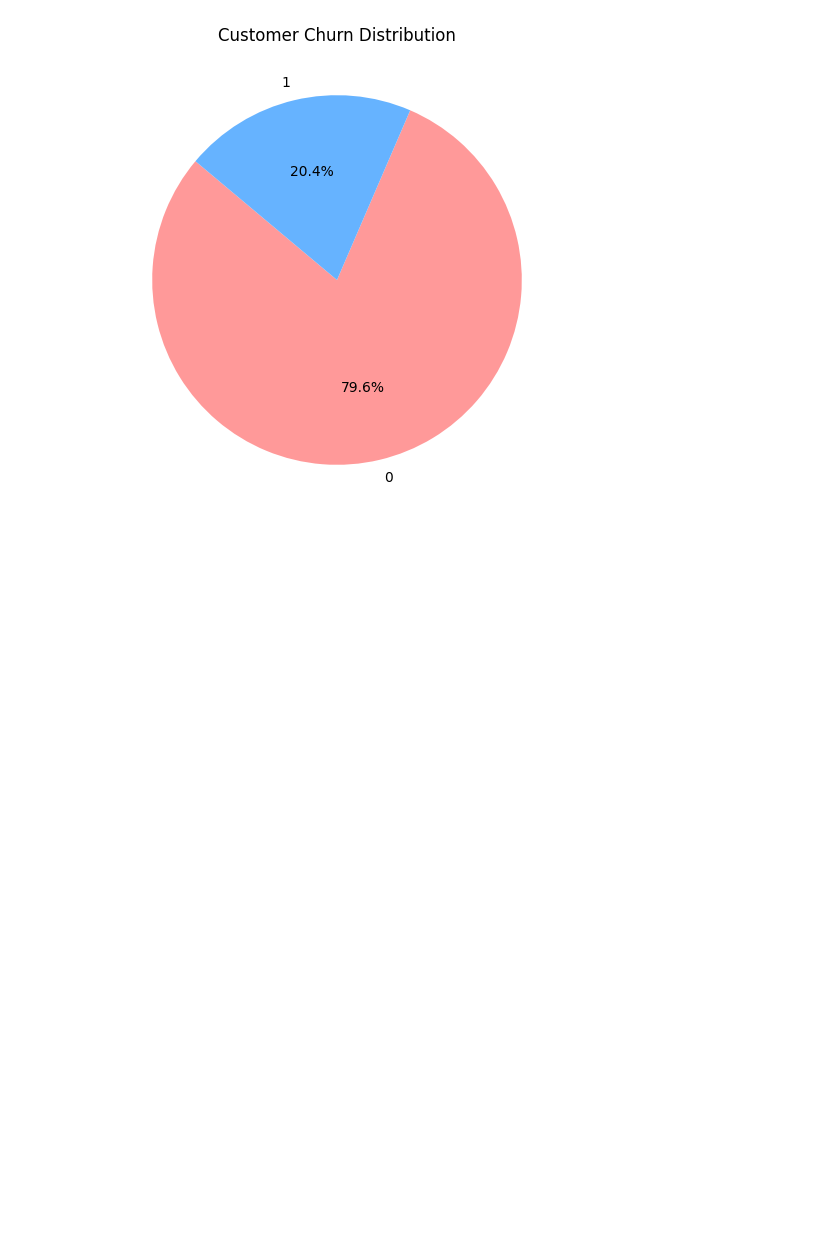
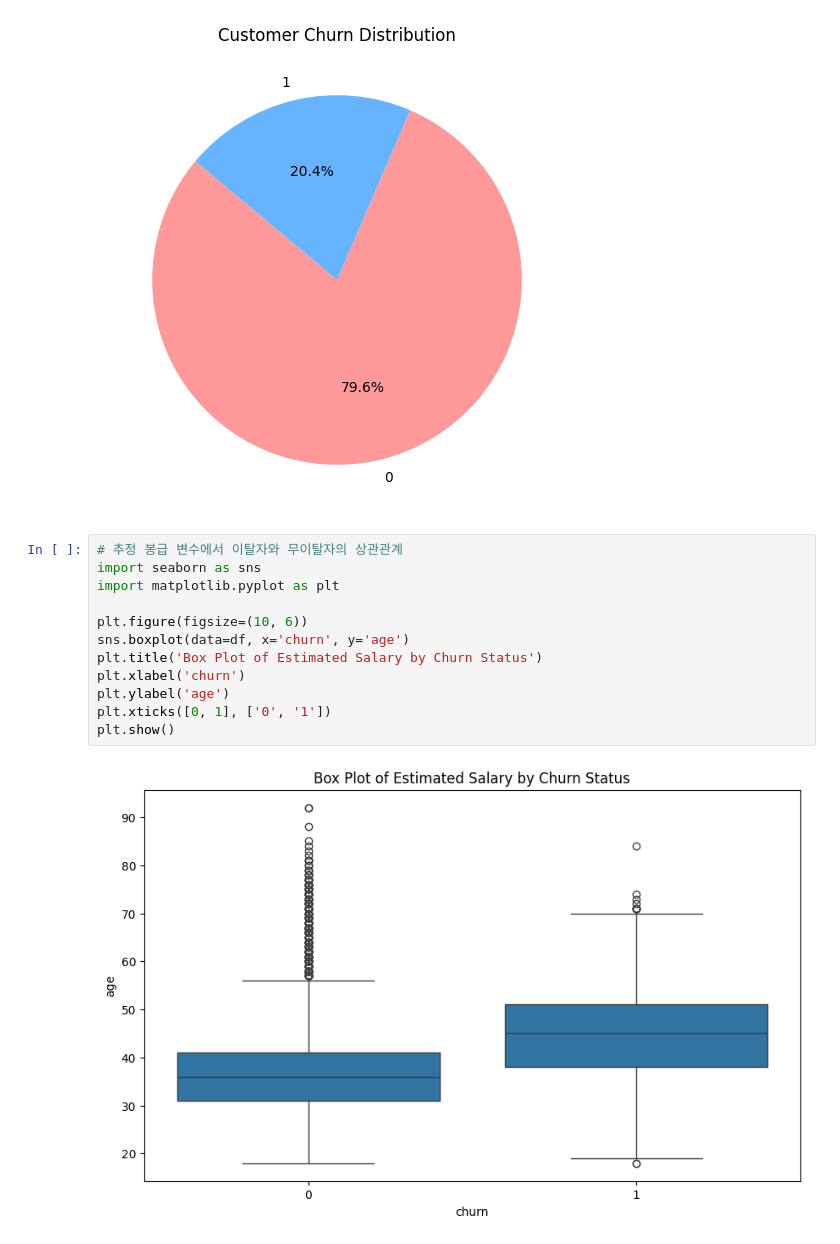
Before and after one commit to coconutkim/project_churn, a Jupyter notebook: real3.ipynb, the cells around one changed output. Cells and saved outputs as stored; diff of their text form; blank space fills up the shorter version.

```diff
--- a/real3.ipynb
+++ b/real3.ipynb
@@ -51,3 +51,17 @@ plt.title('Customer Churn Distribution')
 plt.show()
 # %% [output]
 [figure]
+# %%
+# 추정 봉급 변수에서 이탈자와 무이탈자의 상관관계
+import seaborn as sns
+import matplotlib.pyplot as plt
+
+plt.figure(figsize=(10, 6))
+sns.boxplot(data=df, x='churn', y='age')
+plt.title('Box Plot of Estimated Salary by Churn Status')
+plt.xlabel('churn')
+plt.ylabel('age')
+plt.xticks([0, 1], ['0', '1'])
+plt.show()
+# %% [output]
+[figure, added]
```
Also changed, not shown: parts of 2 cells of this notebook.
